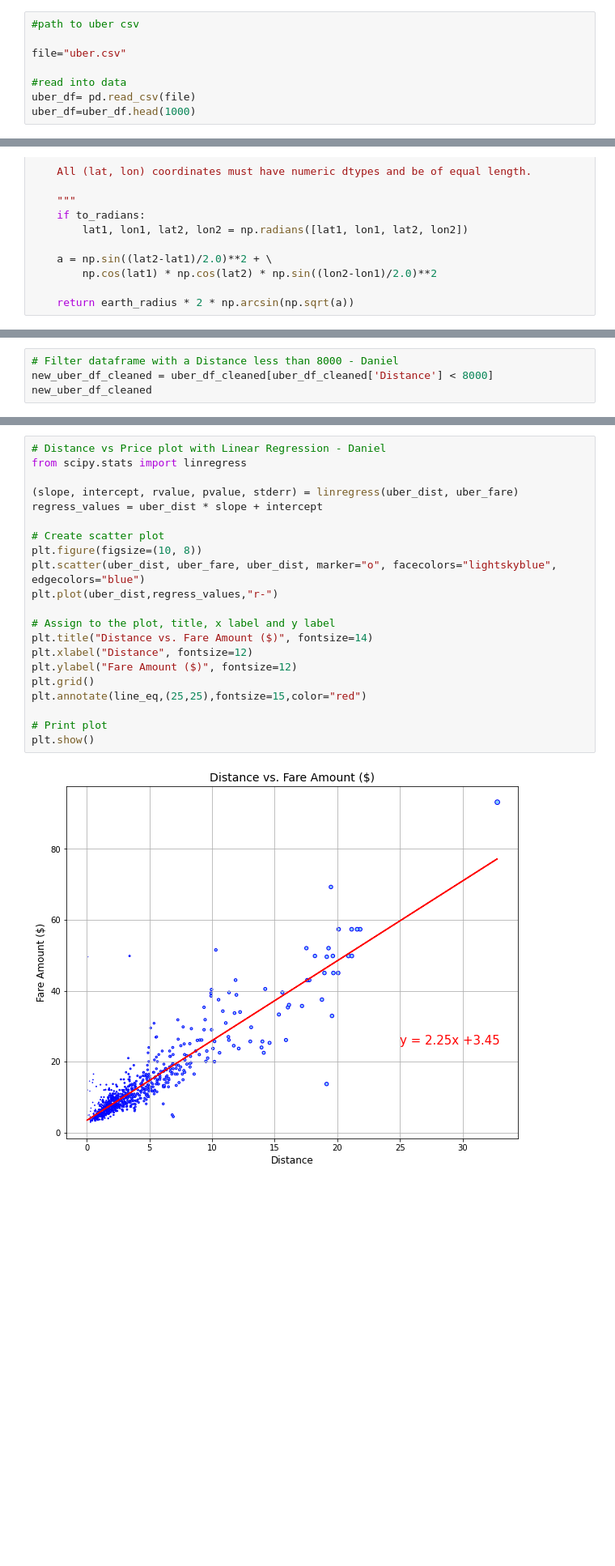
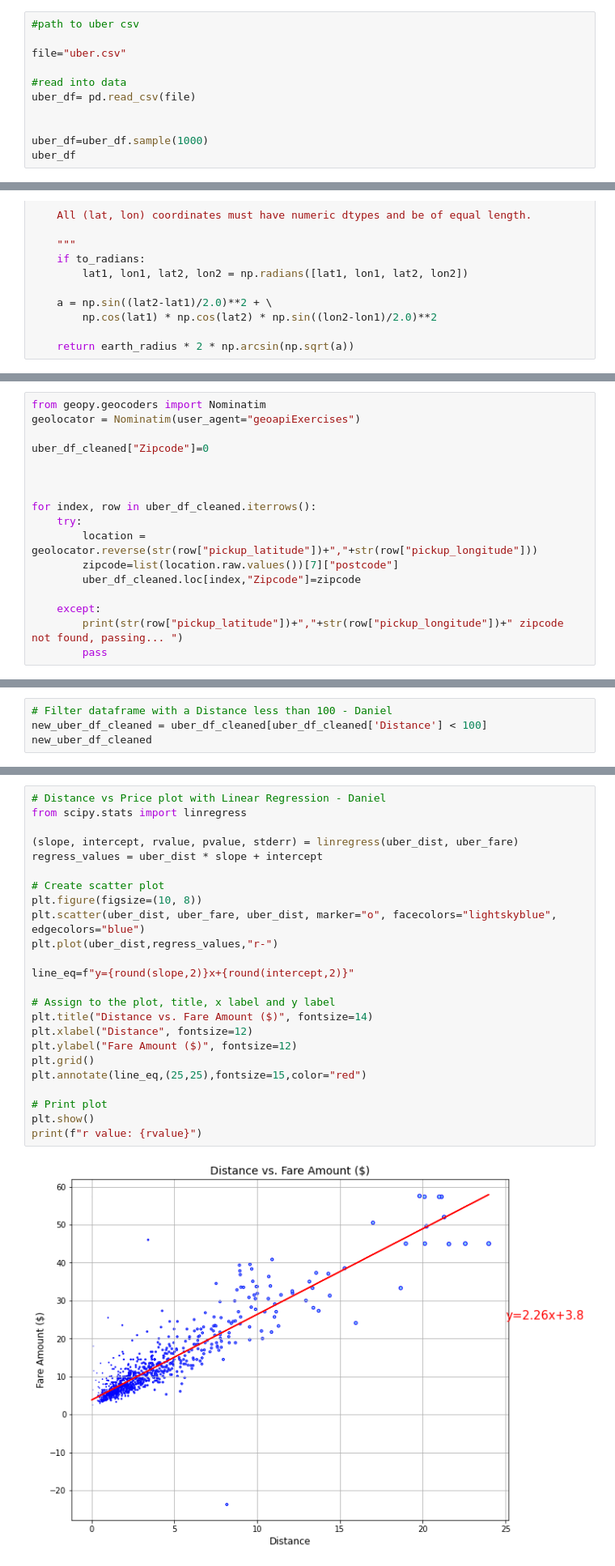
Before and after one commit to turgutugur/project_1_repo, a Jupyter notebook: group5_UberData_project1.ipynb, the cells around one changed output, grey strips where cells are left out. Shown at 81% size. Saved outputs shown, nothing was run; the diff lists cells and outputs as text; blank space fills up the shorter version.

```diff
--- a/group5_UberData_project1.ipynb
+++ b/group5_UberData_project1.ipynb
@@ -14,4 +19,7 @@ file="uber.csv"
 
 #read into data
 uber_df= pd.read_csv(file)
-uber_df=uber_df.head(1000)
+
+
+uber_df=uber_df.sample(1000)
+uber_df
@@ -112,0 +137,17 @@ uber_df_cleaned
+# %%
+from geopy.geocoders import Nominatim
+geolocator = Nominatim(user_agent="geoapiExercises")
+
+uber_df_cleaned["Zipcode"]=0
+
+
+
+for index, row in uber_df_cleaned.iterrows():
+    try:
+        location = geolocator.reverse(str(row["pickup_latitude"])+","+str(row["pickup_longitude"]))
+        zipcode=list(location.raw.values())[7]["postcode"]
+        uber_df_cleaned.loc[index,"Zipcode"]=zipcode
+
+    except:
+        print(str(row["pickup_latitude"])+","+str(row["pickup_longitude"])+" zipcode not found, passing... ")
+        pass
@@ -124,0 +316,4 @@ uber_df_cleaned
+# %%
+# Filter dataframe with a Distance less than 100 - Daniel
+new_uber_df_cleaned = uber_df_cleaned[uber_df_cleaned['Distance'] < 100]
+new_uber_df_cleaned
@@ -161,4 +384,0 @@ uber_df_cleaned[uber_df_cleaned['Distance'] > 8000]
-# %%
-# Filter dataframe with a Distance less than 8000 - Daniel
-new_uber_df_cleaned = uber_df_cleaned[uber_df_cleaned['Distance'] < 8000]
-new_uber_df_cleaned
@@ -198,23 +404,26 @@ plt.show()
 # %%
 # Distance vs Price plot with Linear Regression - Daniel
 from scipy.stats import linregress
 
 (slope, intercept, rvalue, pvalue, stderr) = linregress(uber_dist, uber_fare)
 regress_values = uber_dist * slope + intercept
 
 # Create scatter plot
 plt.figure(figsize=(10, 8))
 plt.scatter(uber_dist, uber_fare, uber_dist, marker="o", facecolors="lightskyblue", edgecolors="blue")
 plt.plot(uber_dist,regress_values,"r-")
 
+line_eq=f"y={round(slope,2)}x+{round(intercept,2)}"
+
 # Assign to the plot, title, x label and y label
 plt.title("Distance vs. Fare Amount ($)", fontsize=14)
 plt.xlabel("Distance", fontsize=12)
 plt.ylabel("Fare Amount ($)", fontsize=12)
 plt.grid()
 plt.annotate(line_eq,(25,25),fontsize=15,color="red")
 
 # Print plot
 plt.show()
+print(f"r value: {rvalue}")
 # %% [output]
-[figure, old version]
+[figure, new version]
```
Also changed, not shown: parts of 37 cells of this notebook.
